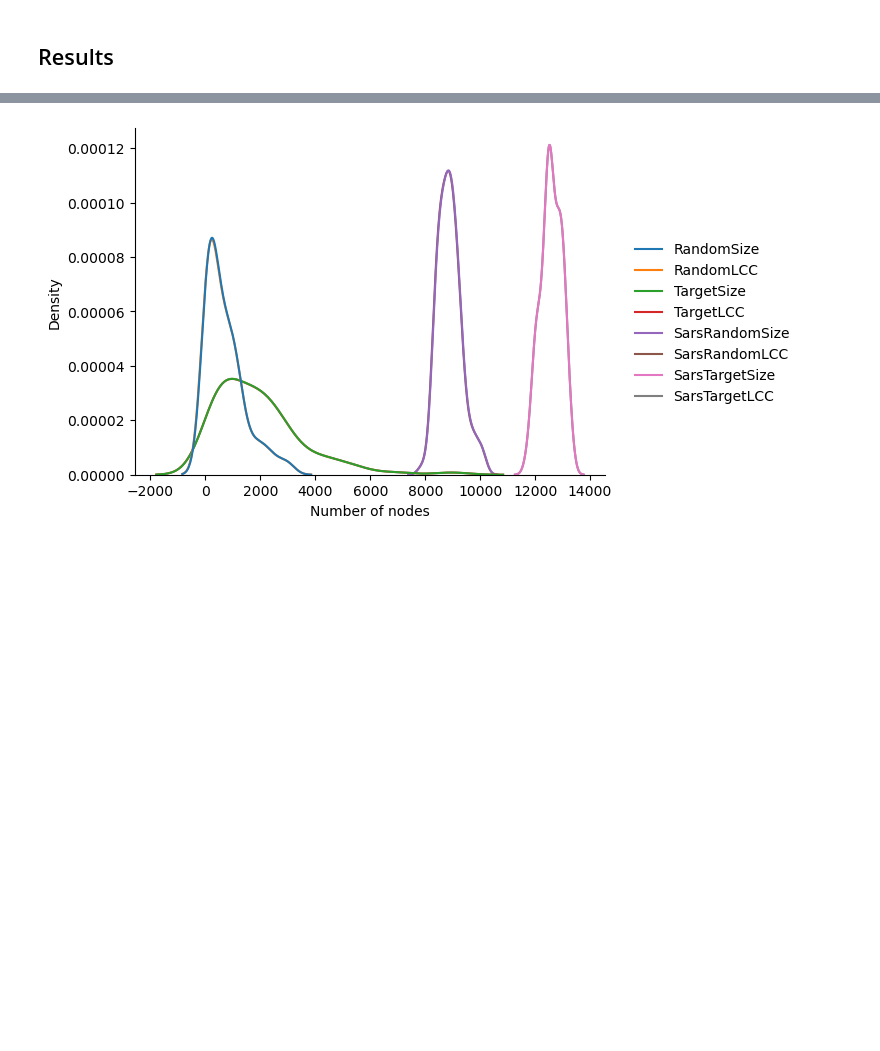
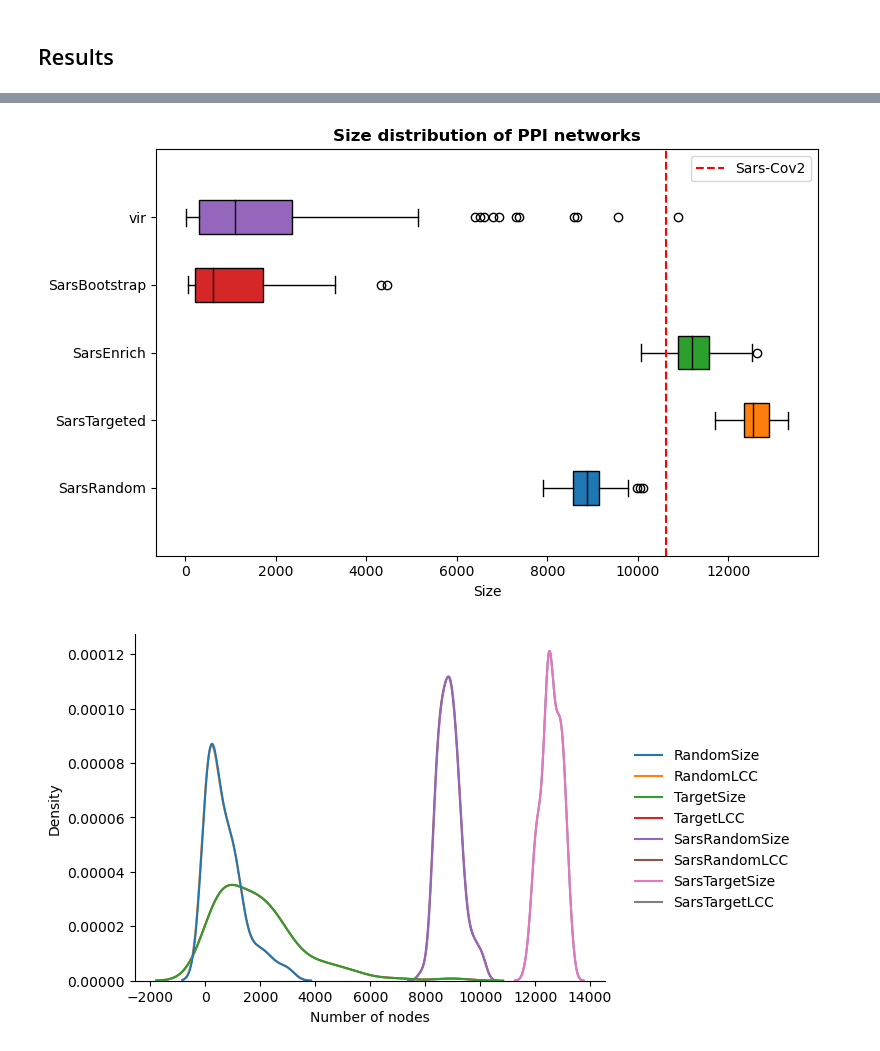
Before and after one commit to francescozambelli/OncoVirus_SarsCov2, a Jupyter notebook: Syntetic_Viruses.ipynb, the cells around one changed output, grey strips where cells are left out. Saved outputs shown, nothing was run; the diff lists cells and outputs as text; code cells hidden in the pictures; blank space fills up the shorter version.

```diff
--- a/Syntetic_Viruses.ipynb
+++ b/Syntetic_Viruses.ipynb
@@ -691,3 +914,30 @@ plt.tight_layout()
+# %%
+_,ax = plt.subplots(1,1, figsize=(8,5))
+
+boxplot_list = [synt_vir_sars_random_size,
+                synt_vir_sars_target_size,
+                synt_vir_sars_enrich_size,
+                synt_vir_sars_bootstrap_size,
+                size_vir]
+
+labels_list=["SarsRandom","SarsTargeted","SarsEnrich","SarsBootstrap", "vir"]
+
+bplot = ax.boxplot(boxplot_list, vert=False, patch_artist = True)
+
+color_list = ["C"+str(i) for i in range(len(boxplot_list))]
+for patch, med, color in zip(bplot['boxes'], bplot['medians'], color_list):
+    plt.setp(patch, color=color)
+    patch.set_edgecolor("k")
+    med.set_color("k")
+plt.vlines(len(virus_nodes2_list[44]),0,len(boxplot_list)+1, ls="--", color="red", label="Sars-Cov2")
+plt.yticks(np.arange(len(boxplot_list))+1, labels=labels_list)
+plt.ylim([0,len(boxplot_list)+1])
+plt.xlabel("Size")
+plt.legend()
+plt.title("Size distribution of PPI networks", fontweight="bold")
+plt.tight_layout()
+# %% [output]
+[figure, added]
 # %%
 import seaborn as sns
 # %%
```
Also changed, not shown: parts of 45 cells of this notebook, 3 other files.
